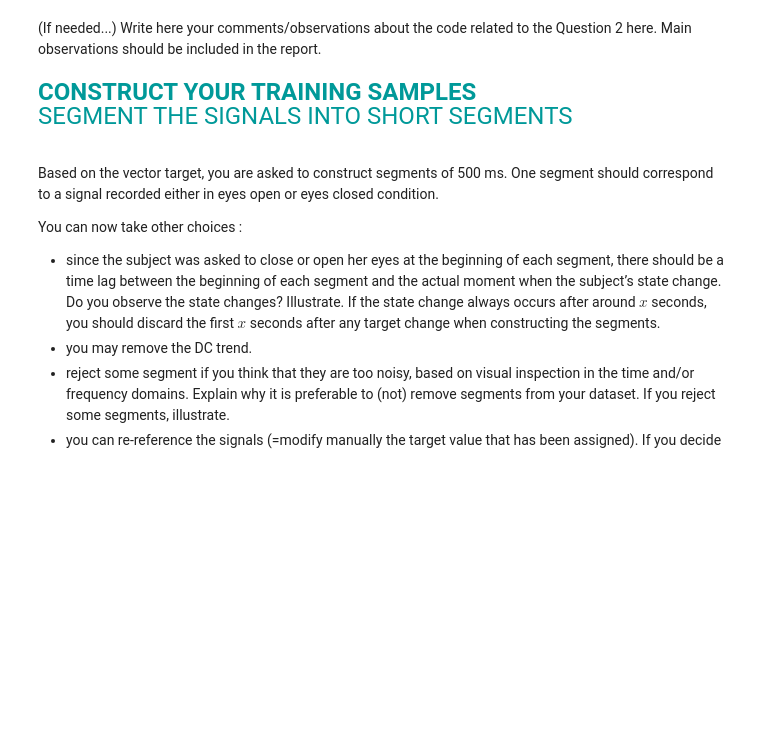
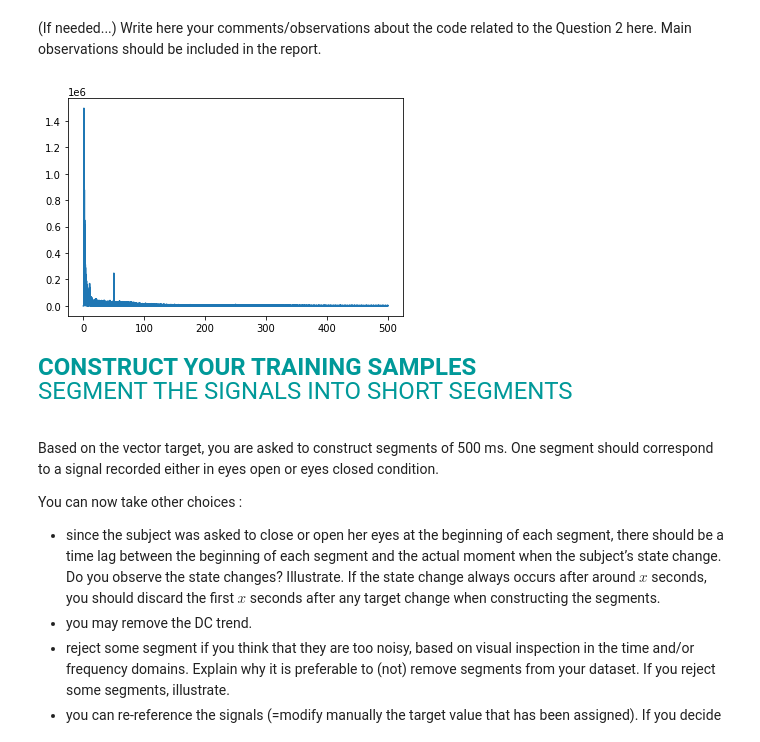
Before and after one commit to gdeside/LGBIO2020, a Jupyter notebook: Projects/project.ipynb, the cells around one changed output. Drawn from its saved outputs; the diff is of its cells as text; code cells hidden in the pictures; blank space fills up the shorter version.

```diff
--- a/Projects/project.ipynb
+++ b/Projects/project.ipynb
@@ -123,3 +147,17 @@ Decide wether or not you want to preprocess you data. Explain and comment why yo
+# %%
+# Fourier transform on FP1
+#EEG_data = EEG_data.to_numpy()
+
+Fp1freq = np.fft.fftshift(np.fft.fft(EEG_data[0]))
+Fp1_freq_abs = np.fft.fftshift(np.fft.fftfreq(Fp1freq.size,d=1/freq_acquisition))
+
+Fp1freq[len(Fp1_freq_abs)//2:(len(Fp1_freq_abs)//2)+500] = np.zeros(500)
+
+plt.plot(Fp1_freq_abs[(len(Fp1_freq_abs)//2):],(np.abs(Fp1freq[(len(Fp1_freq_abs)//2):])))
+
+plt.show()
+# %% [output]
+[figure, added]
 # %% [markdown]
 <font size=5 color=#009999> <b> CONSTRUCT YOUR TRAINING SAMPLES </b> <br>
 SEGMENT THE SIGNALS INTO SHORT SEGMENTS
```
Also changed, not shown: parts of 7 cells of this notebook, 2 other files.
